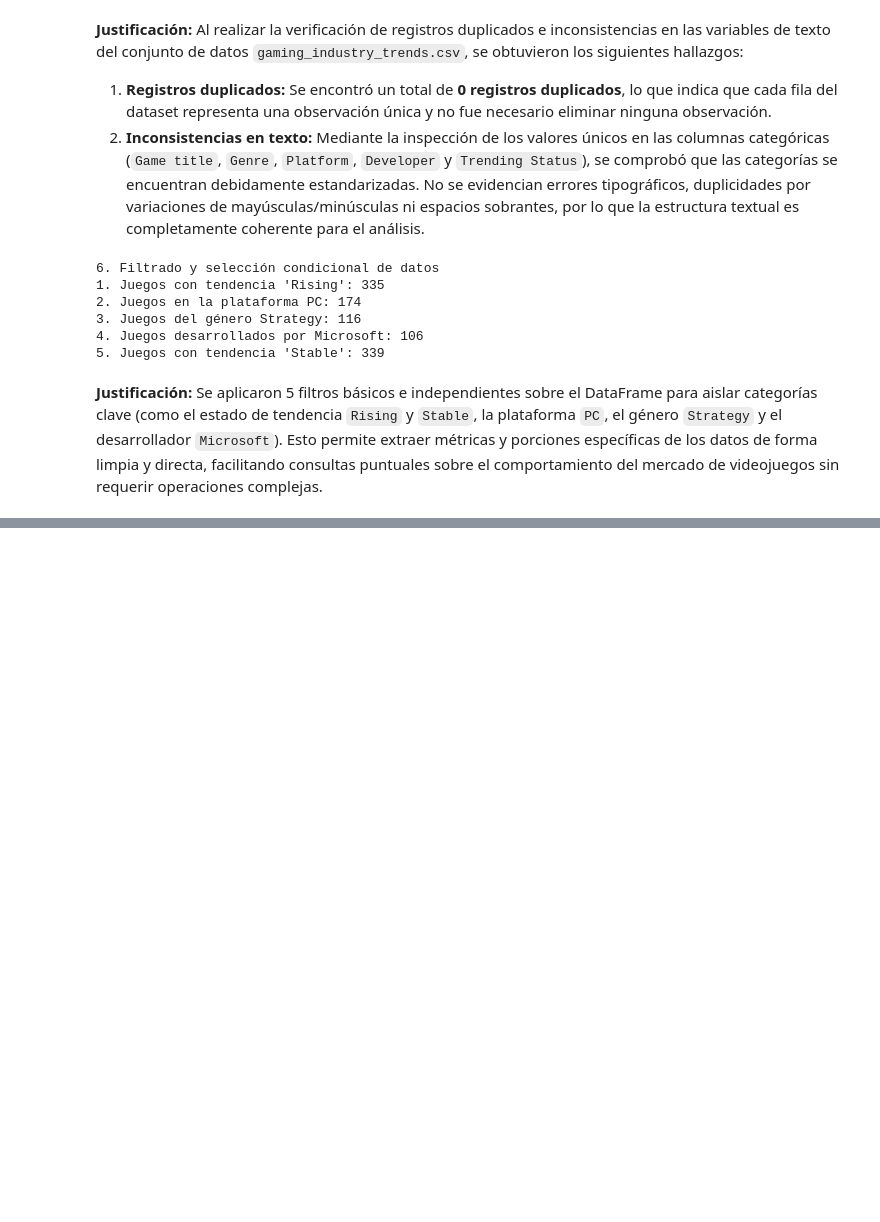
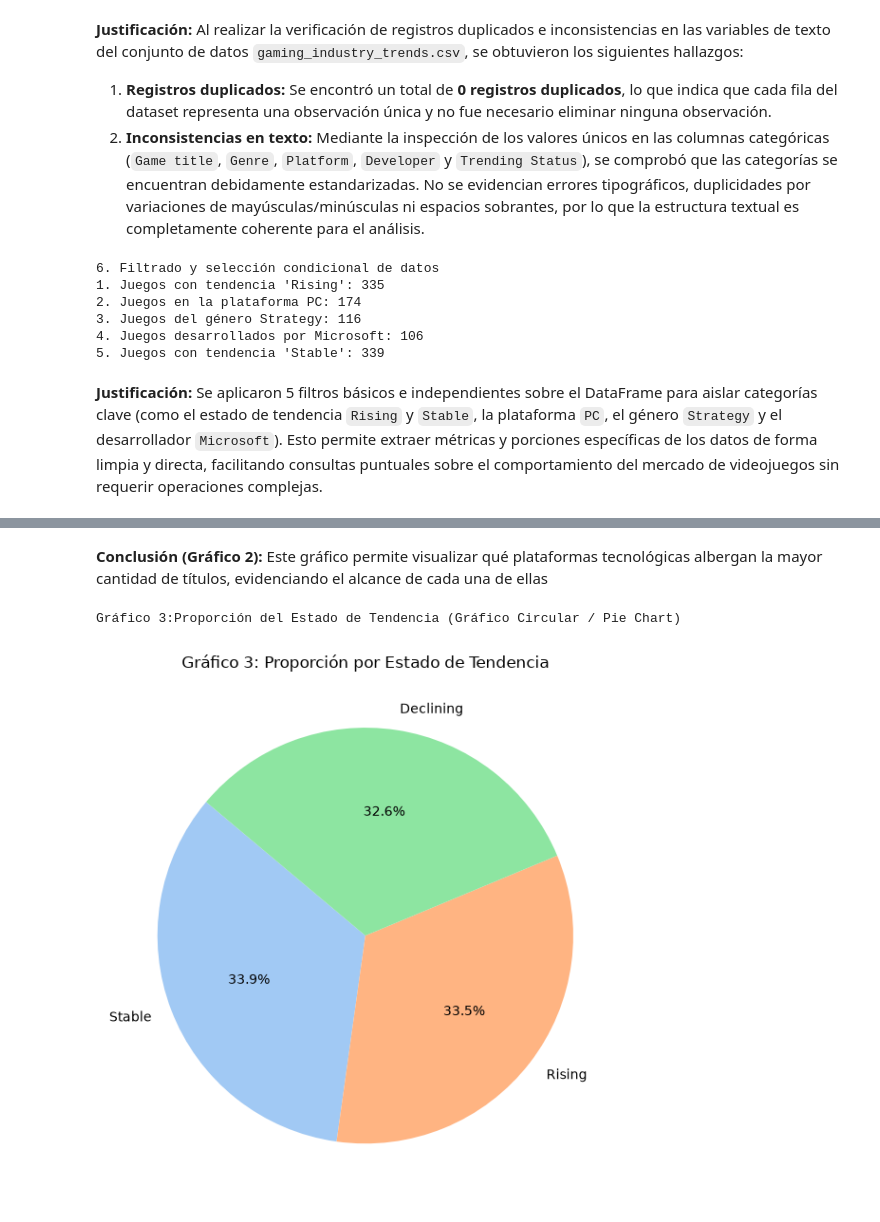
Before and after one commit to juanhp08/Proyecto-, a Jupyter notebook: exploracion_joel.ipynb, the cells around one changed output, grey strips where cells are left out. Cells and saved outputs as stored; diff of their text form; code cells hidden in the pictures; blank space fills up the shorter version.

```diff
--- a/exploracion_joel.ipynb
+++ b/exploracion_joel.ipynb
@@ -143,0 +182,21 @@ Se aplicaron 5 filtros básicos e independientes sobre el DataFrame para aislar
+# %% [markdown]
+**Conclusión (Gráfico 2):** Este gráfico permite visualizar qué plataformas tecnológicas albergan la mayor cantidad de títulos, evidenciando el alcance de cada una de ellas
+# %%
+print("Gráfico 3:Proporción del Estado de Tendencia (Gráfico Circular / Pie Chart)")
+
+plt.figure(figsize=(6, 6))
+conteo_status = df['Trending Status'].value_counts()
+
+plt.pie(
+    conteo_status,
+    labels=conteo_status.index,
+    autopct='%1.1f%%',
+    colors=sns.color_palette('pastel'),
+    startangle=140
+)
+plt.title("Gráfico 3: Proporción por Estado de Tendencia")
+plt.tight_layout()
+plt.show()
+# %% [output]
+Gráfico 3:Proporción del Estado de Tendencia (Gráfico Circular / Pie Chart)
+[figure, added]
```
Also changed, not shown: parts of 8 cells of this notebook.
